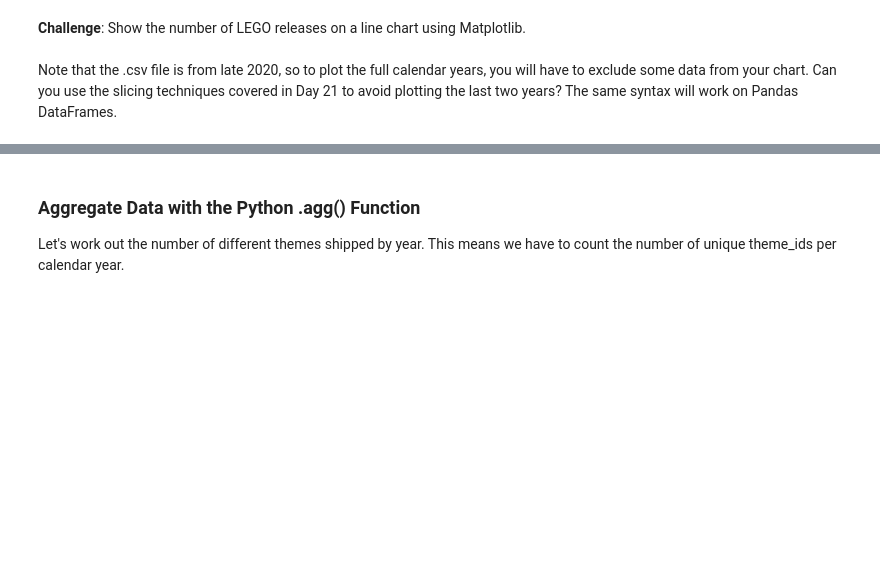
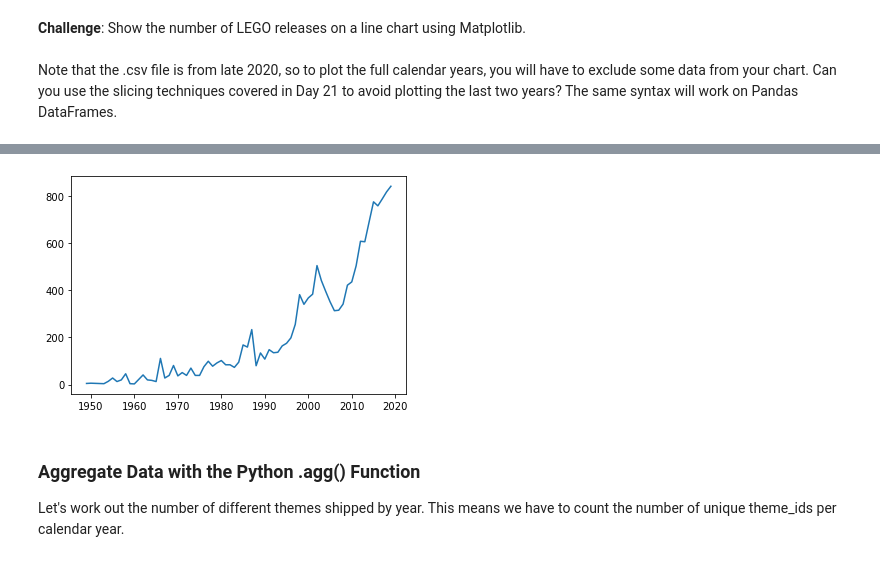
Before and after one commit to UlisesJuarez/Advanced-python-projects, a Jupyter notebook: Aggregate and merge data/Lego_Analysis_for_Course_(start).ipynb, the cells around one changed output, grey strips where cells are left out. Cells and saved outputs as stored; diff of their text form; code cells hidden in the pictures; blank space fills up the shorter version.

```diff
--- a/Aggregate and merge data/Lego_Analysis_for_Course_(start).ipynb
+++ b/Aggregate and merge data/Lego_Analysis_for_Course_(start).ipynb
@@ -134,3 +169,7 @@ Note that the .csv file is from late 2020, so to plot the full calendar years, y
+# %%
+plt.plot(sets_by_year.index[:-2],sets_by_year["set_num"][:-2]);
+# %% [output]
+[figure, added]
 # %% [markdown]
 ### Aggregate Data with the Python .agg() Function
 
```
Also changed, not shown: parts of 6 cells of this notebook.
